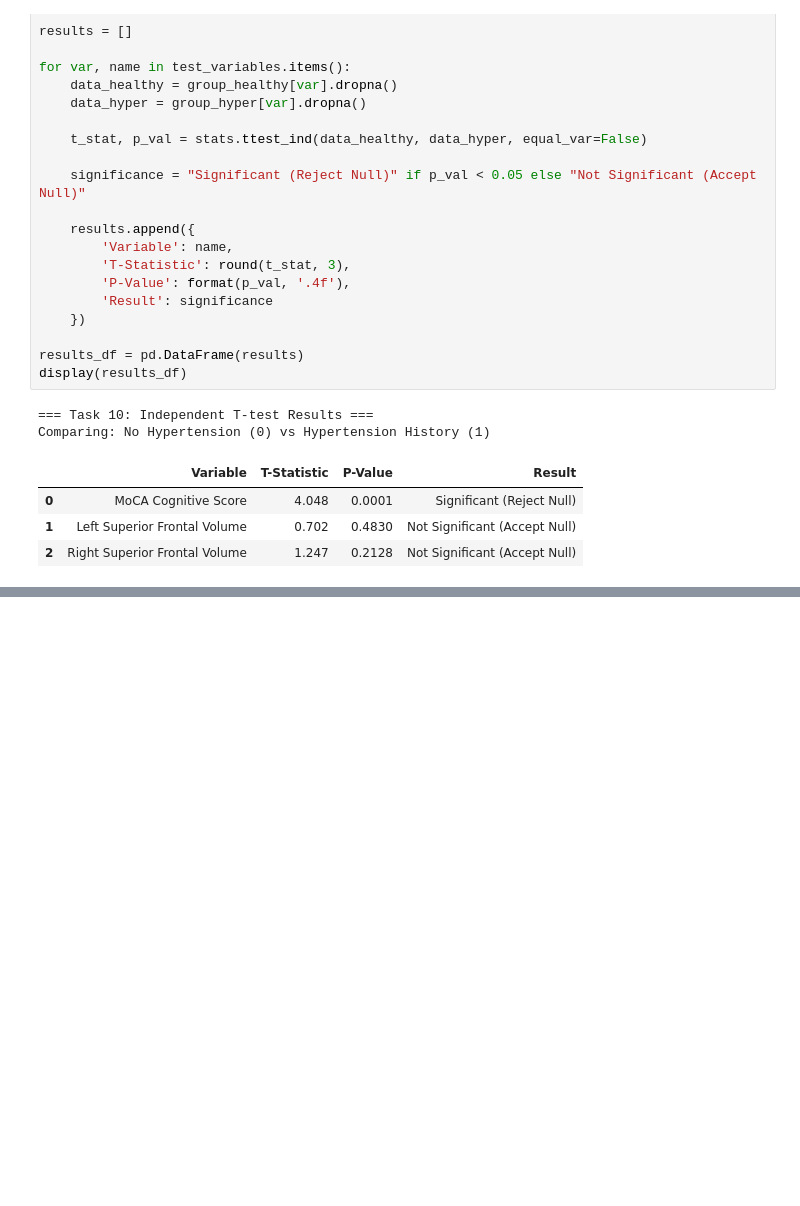
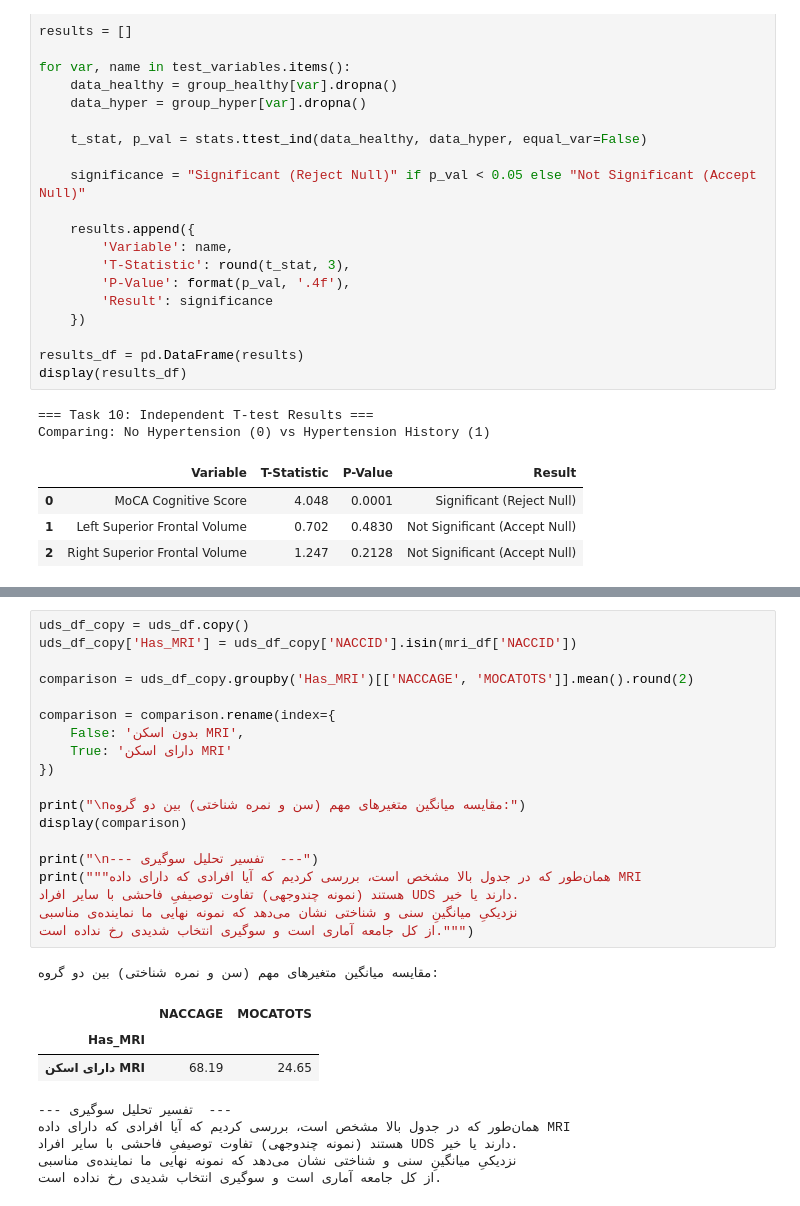
Before and after one commit to alirezaen6/Stats-Project-NACC, a Jupyter notebook: notebooks/phase1.ipynb, the cells around one changed output, grey strips where cells are left out. Drawn from its saved outputs; the diff is of its cells as text; blank space fills up the shorter version.

```diff
--- a/notebooks/phase1.ipynb
+++ b/notebooks/phase1.ipynb
@@ -413,0 +491,29 @@ Comparing: No Hypertension (0) vs Hypertension History (1)
+# %%
+uds_df_copy = uds_df.copy()
+uds_df_copy['Has_MRI'] = uds_df_copy['NACCID'].isin(mri_df['NACCID'])
+
+comparison = uds_df_copy.groupby('Has_MRI')[['NACCAGE', 'MOCATOTS']].mean().round(2)
+
+comparison = comparison.rename(index={
+    False: 'بدون اسکن MRI',
+    True: 'دارای اسکن MRI'
+})
+
+print("\nمقایسه میانگین متغیرهای مهم (سن و نمره شناختی) بین دو گروه:")
+display(comparison)
+
+print("\n--- تفسیر تحلیل سوگیری  ---")
+print("""همان‌طور که در جدول بالا مشخص است، بررسی کردیم که آیا افرادی که دارای داده MRI
+هستند (نمونه چندوجهی) تفاوت توصیفیِ فاحشی با سایر افراد UDS دارند یا خیر.
+نزدیکیِ میانگینِ سنی و شناختی نشان می‌دهد که نمونه نهایی ما نماینده‌ی مناسبی
+از کل جامعه آماری است و سوگیری انتخاب شدیدی رخ نداده است.""")
+# %% [output]
+مقایسه میانگین متغیرهای مهم (سن و نمره شناختی) بین دو گروه:
+|  | NACCAGE | MOCATOTS |
+| Has_MRI |  |  |
+| دارای اسکن MRI | 68.19 | 24.65 |
+--- تفسیر تحلیل سوگیری  ---
+همان‌طور که در جدول بالا مشخص است، بررسی کردیم که آیا افرادی که دارای داده MRI
+هستند (نمونه چندوجهی) تفاوت توصیفیِ فاحشی با سایر افراد UDS دارند یا خیر.
+نزدیکیِ میانگینِ سنی و شناختی نشان می‌دهد که نمونه نهایی ما نماینده‌ی مناسبی
+از کل جامعه آماری است و سوگیری انتخاب شدیدی رخ نداده است.
```
Also changed, not shown: parts of 8 cells of this notebook.
